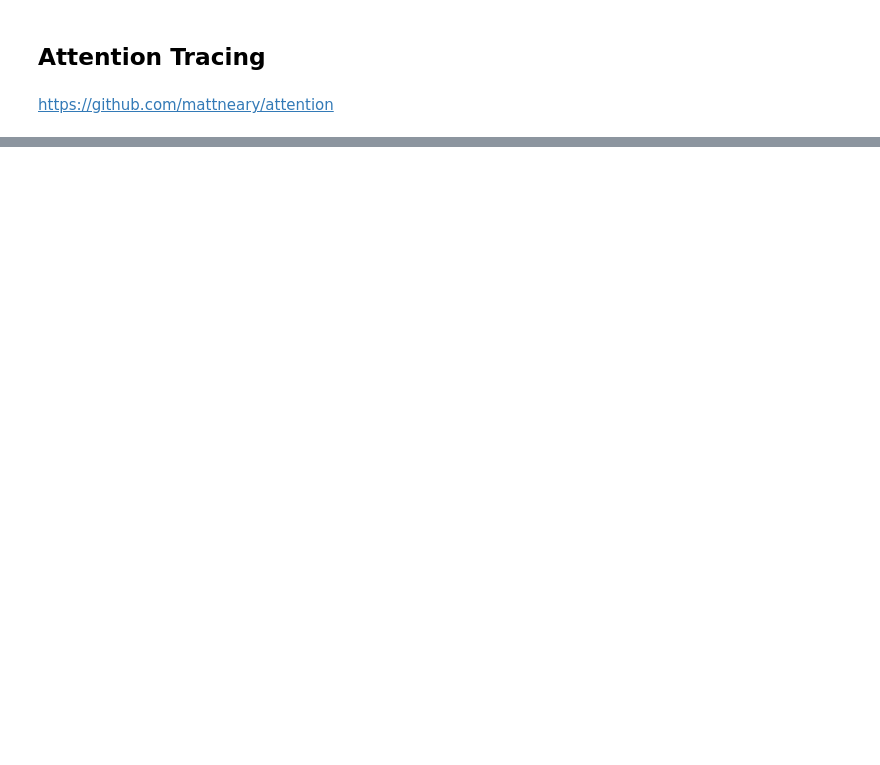
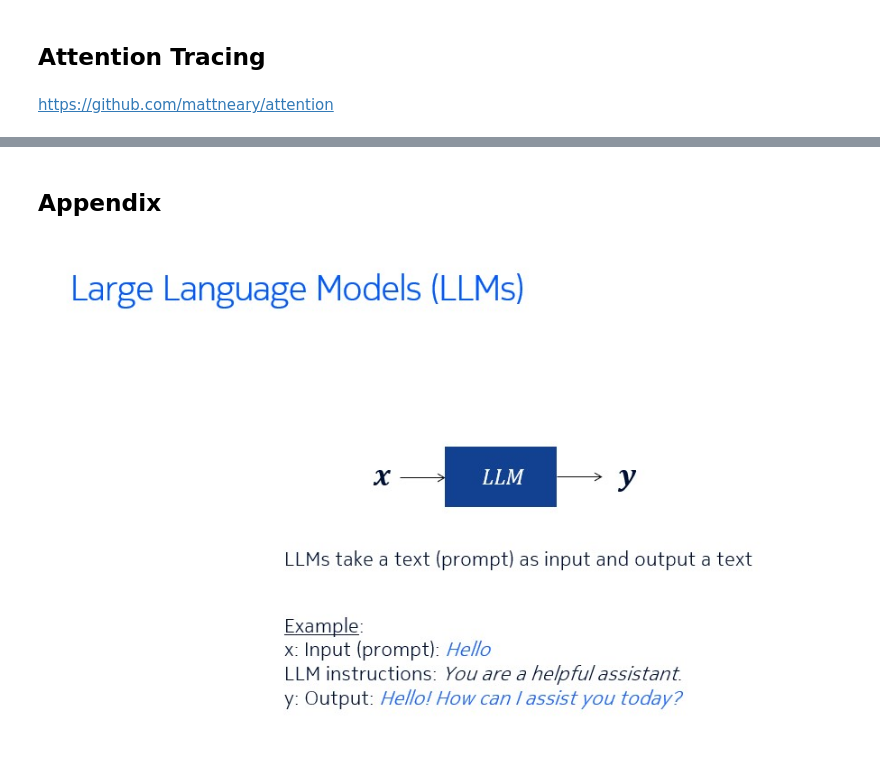
Before and after one commit to alonsosilvaallende/PyCon2023, a Jupyter notebook: PyCon2023.ipynb, the cells around one changed output, grey strips where cells are left out. Saved outputs shown, nothing was run; the diff lists cells and outputs as text; code cells hidden in the pictures; blank space fills up the shorter version.

```diff
--- a/PyCon2023.ipynb
+++ b/PyCon2023.ipynb
@@ -1224,0 +1828,6 @@ IFrame("https://alonsosilva-embeddings.hf.space", width=850, height=450)
+# %% [markdown]
+## Appendix
+# %%
+Image(filename='./assets/Slide1.jpg')
+# %% [output]
+[figure, added]
```
Also changed, not shown: parts of 120 cells of this notebook, 10 other files.
